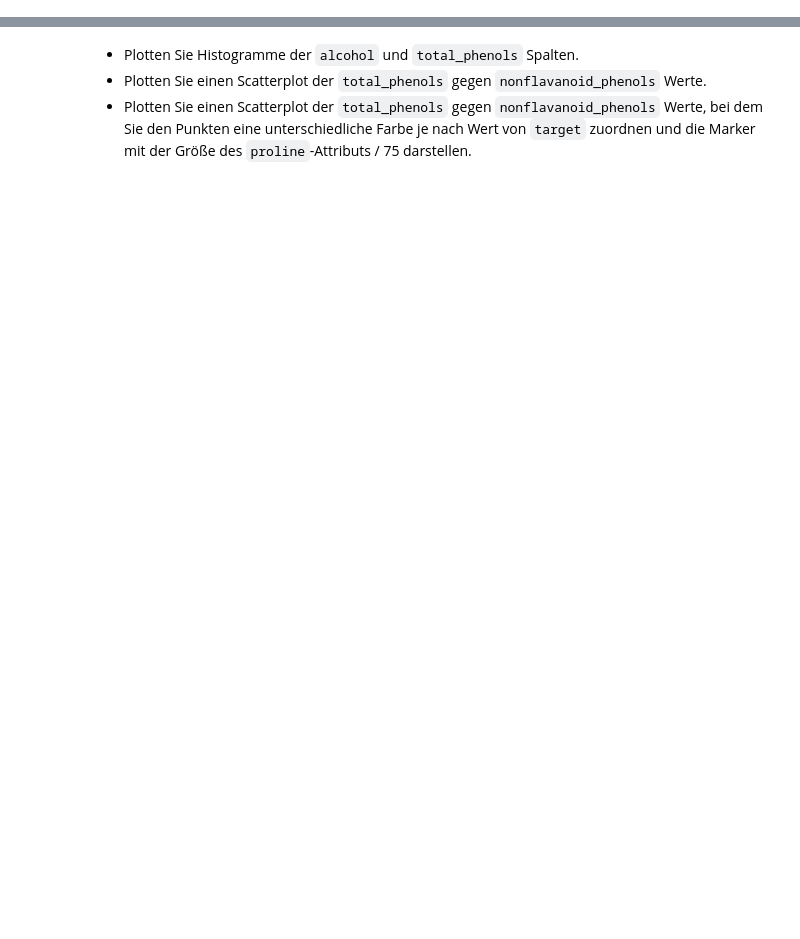
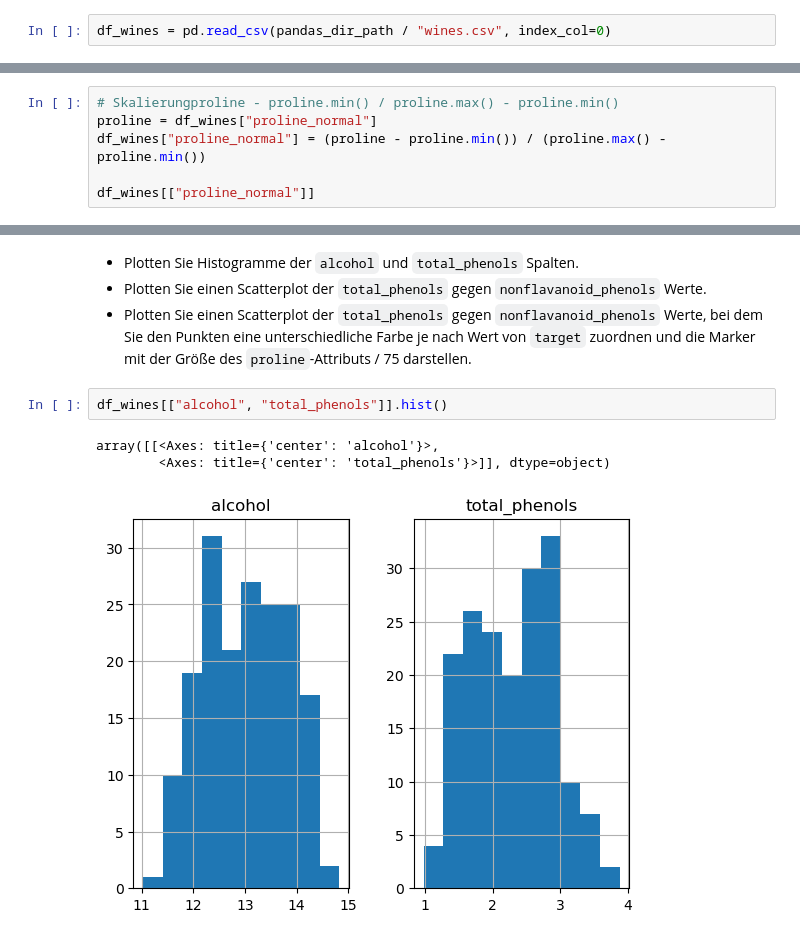
Before and after one commit to CeKo-it/ml-grundkurs, a Jupyter notebook: ml-grundkurs 2/Notebooks/CodeAlong/Pandas/03 Pandas Data Frames Basics.ipynb, the cells around one changed output, grey strips where cells are left out. Drawn from its saved outputs; the diff is of its cells as text; blank space fills up the shorter version.

```diff
--- a/ml-grundkurs 2/Notebooks/CodeAlong/Pandas/03 Pandas Data Frames Basics.ipynb
+++ b/ml-grundkurs 2/Notebooks/CodeAlong/Pandas/03 Pandas Data Frames Basics.ipynb
@@ -678,3 +671,5 @@ gespeichert.
 - Wie viele Zeilen und Spalten hat der Data Frame?
 - Analysieren Sie, welche Spalten der Data Frame hat und welchen Typ sie haben.
 - Was sind Minima, Maxima, Mittelwert und Quantilen der numerischen Spalten?
+# %%
+df_wines = pd.read_csv(pandas_dir_path / "wines.csv", index_col=0)
@@ -683,3 +771,9 @@ gespeichert.
 - Fügen Sie eine Spalte `normal_proline` ein, deren Werte die in den Bereich $[0, 1]$
   skalierten Werte von `proline` sind.
 - Überprüfen Sie, dass die Werte der neuen Spalte im gewünschten Bereich sind.
+# %%
+# Skalierungproline - proline.min() / proline.max() - proline.min()
+proline = df_wines["proline_normal"]
+df_wines["proline_normal"] = (proline - proline.min()) / (proline.max() - proline.min())
+
+df_wines[["proline_normal"]]
@@ -692,3 +816,9 @@ gespeichert.
   Werte, bei dem Sie den Punkten eine unterschiedliche Farbe je nach Wert von
   `target` zuordnen und die Marker mit der Größe des `proline`-Attributs / 75
   darstellen.
+# %%
+df_wines[["alcohol", "total_phenols"]].hist()
+# %% [output]
+array([[<Axes: title={'center': 'alcohol'}>,
+        <Axes: title={'center': 'total_phenols'}>]], dtype=object)
+[figure, added]
```
Also changed, not shown: parts of 14 cells of this notebook.
